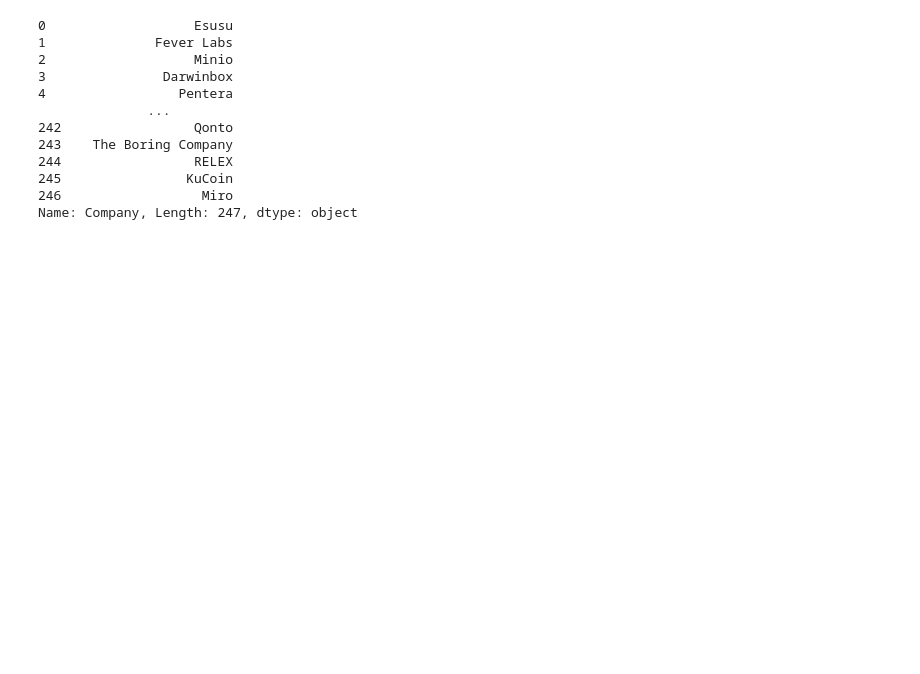
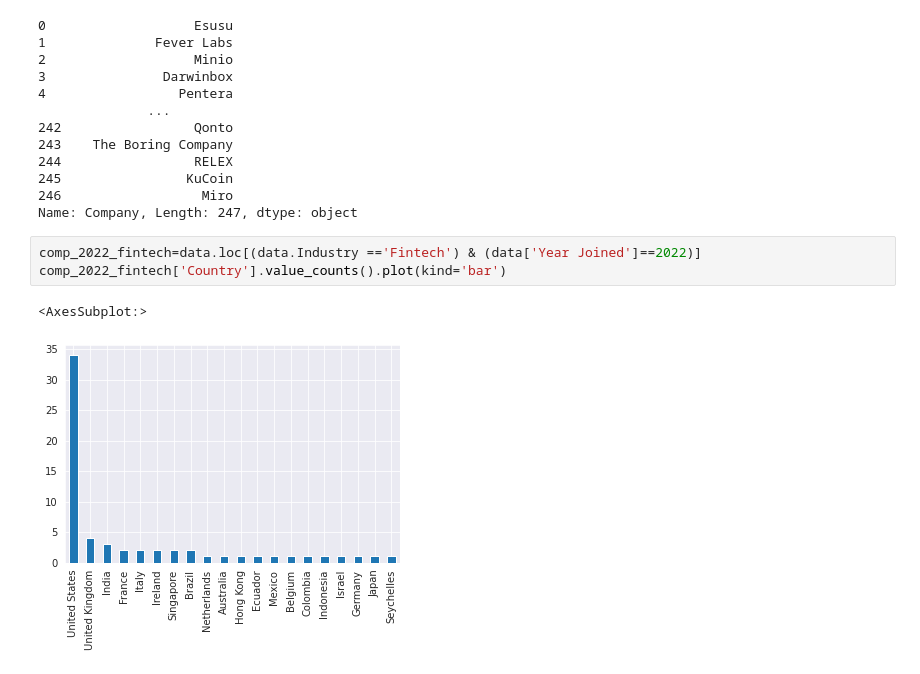
Before and after one commit to amalsalilan/Unicorn-Insights-A-Comprehensive-Data-Analysis-of-Unicorn-Companie, a Jupyter notebook: Notebook.ipynb, the cells around one changed output. Saved outputs shown, nothing was run; the diff lists cells and outputs as text; blank space fills up the shorter version.

```diff
--- a/Notebook.ipynb
+++ b/Notebook.ipynb
@@ -85,3 +101,9 @@ Compony_22['Company']
 245                KuCoin
 246                  Miro
 Name: Company, Length: 247, dtype: object
+# %%
+comp_2022_fintech=data.loc[(data.Industry =='Fintech') & (data['Year Joined']==2022)]
+comp_2022_fintech['Country'].value_counts().plot(kind='bar')
+# %% [output]
+<AxesSubplot:>
+[figure, added]
```
Also changed, not shown: parts of 11 cells of this notebook.
